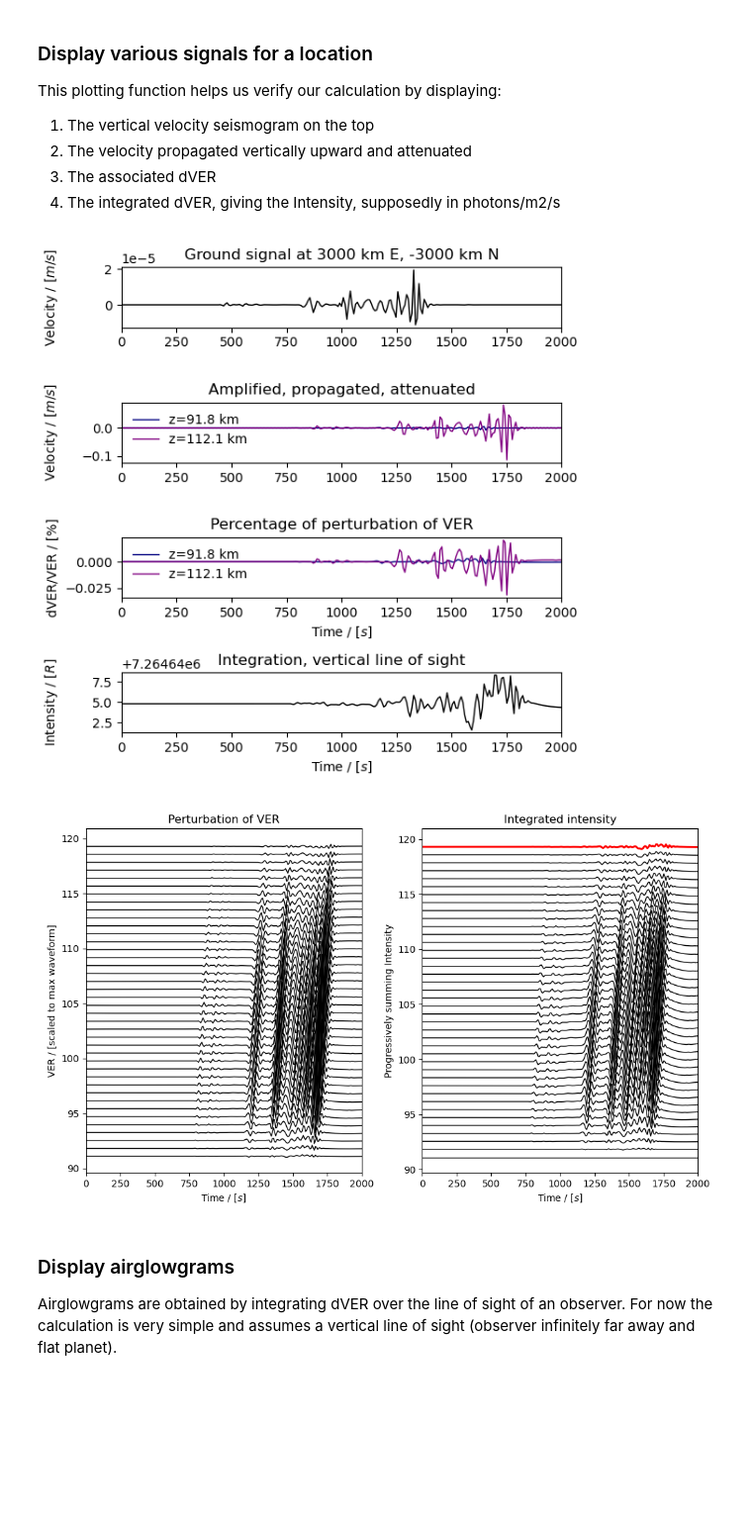
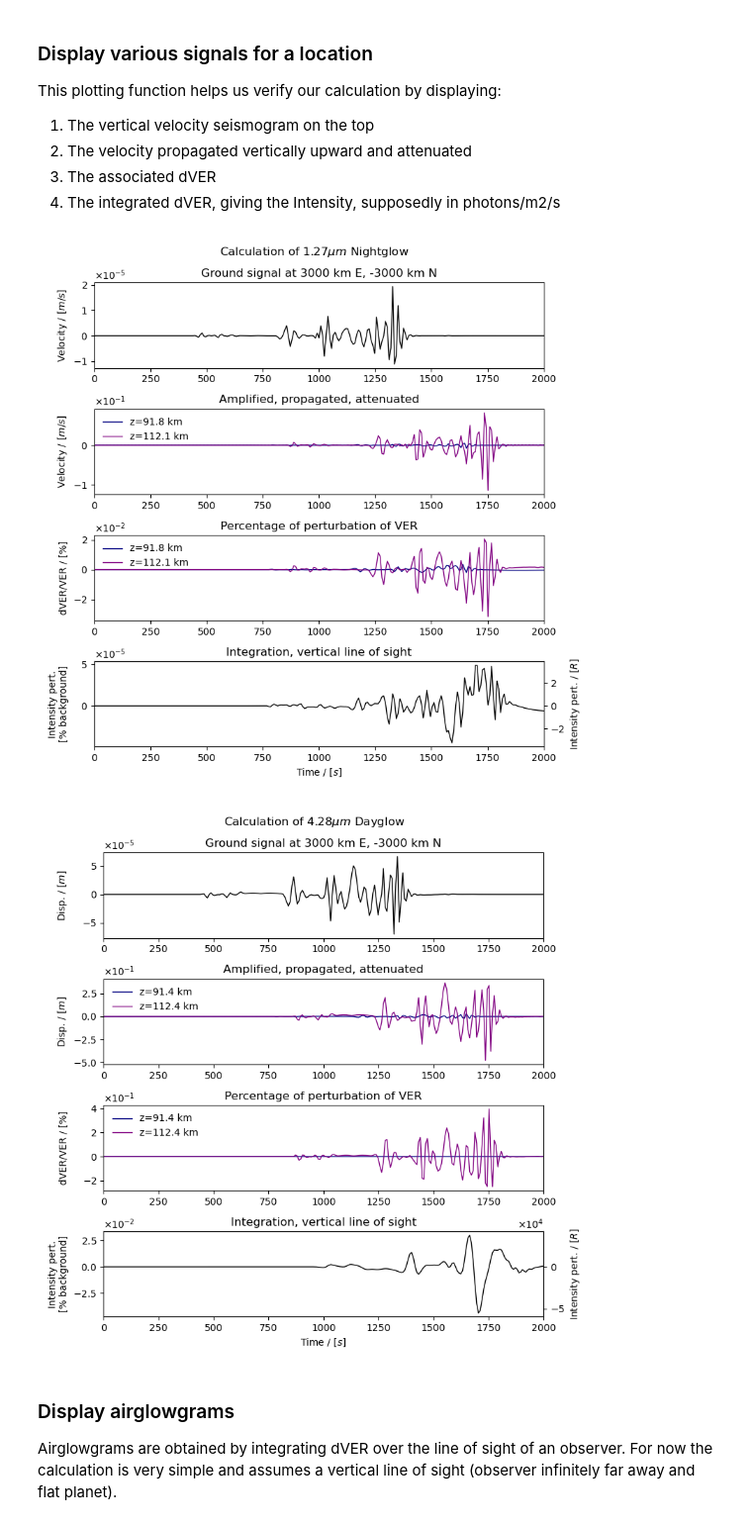
Before and after one commit to QuentinBrissaud/airglow_model, a Jupyter notebook: Test_method.ipynb, the cells around one changed output. Shown: that part at 99% size. Saved outputs shown, nothing was run; the diff lists cells and outputs as text; code cells hidden in the pictures; blank space fills up the shorter version.

```diff
--- a/Test_method.ipynb
+++ b/Test_method.ipynb
@@ -144,11 +159,12 @@ This plotting function helps us verify our calculation by displaying:
 # %%
 reload(ar)
 e_save, n_save = 3000e3, -3000e3
 AIRGLOW.plot_nightglow_traces(loc_plot=[e_save, n_save], time_end=2000)
-AIRGLOW.plot_dVER_traces(loc_plot=[e_save, n_save], time_end=2000)
+AIRGLOW.plot_dayglow_traces(loc_plot=[e_save, n_save], time_end=2000)
+#AIRGLOW.plot_dVER_traces(loc_plot=[e_save, n_save], time_end=2000)
 # %% [output]
-[figure, old version]
+[figure, new version]
-[figure, old version]
+[figure, new version]
 # %% [markdown]
 ### Display airglowgrams
 Airglowgrams are obtained by integrating dVER over the line of sight of an observer.
```
Also changed, not shown: parts of 5 cells of this notebook, 3 other files.
